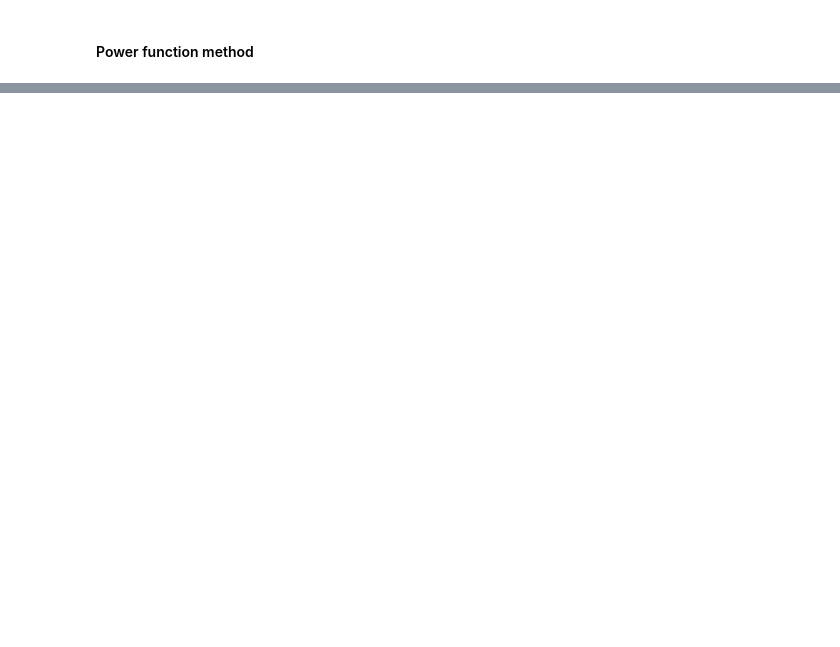
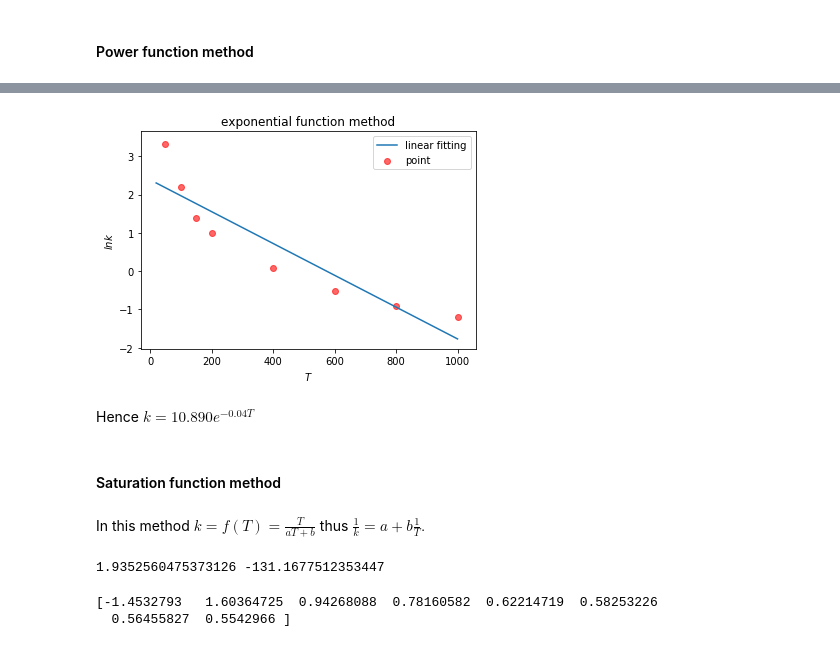
Before and after one commit to VIoletYisi/CaiJiBaoTuan, a Jupyter notebook: Group_Homework/Sixth/Problem 1,5.ipynb, the cells around one changed output, grey strips where cells are left out. Saved outputs shown, nothing was run; the diff lists cells and outputs as text; code cells hidden in the pictures; blank space fills up the shorter version.

```diff
--- a/Group_Homework/Sixth/Problem 1,5.ipynb
+++ b/Group_Homework/Sixth/Problem 1,5.ipynb
@@ -128,0 +156,2 @@ plt.show()
+# %%
+lnk = np.log(K)
@@ -128,0 +169,18 @@ plt.show()
+# %%
+x = np.arange(20,1000,0.1)
+y = a + b * x
+plt.title('exponential function method')
+plt.xlabel('$T$')
+plt.ylabel('$lnk$')
+plt.plot(x, y)
+plt.scatter(T, lnk, alpha=0.6, color='red')
+plt.legend(['linear fitting','point'] )
+plt.show()
+# %% [output]
+[figure, added]
+# %% [markdown]
+Hence $k = 10.890e^{-0.04T}$
+# %% [markdown]
+#### Saturation function method
+# %% [markdown]
+In this method $k = f(T) = \frac{T}{aT+b}$ thus $\frac{1}{k} = a + b\frac{1}{T} .$
@@ -128,0 +190,11 @@ plt.show()
+# %%
+a,b,res,s = linear_fitting(one_T,one_k)
+print(a,b)
+# %% [output]
+1.9352560475373126 -131.1677512353447
+# %%
+fitting_value_S = T / (a * T + b)
+print(fitting_value_S)
+# %% [output]
+[-1.4532793   1.60364725  0.94268088  0.78160582  0.62214719  0.58253226
+  0.56455827  0.5542966 ]
```
Also changed, not shown: parts of 19 cells of this notebook.
